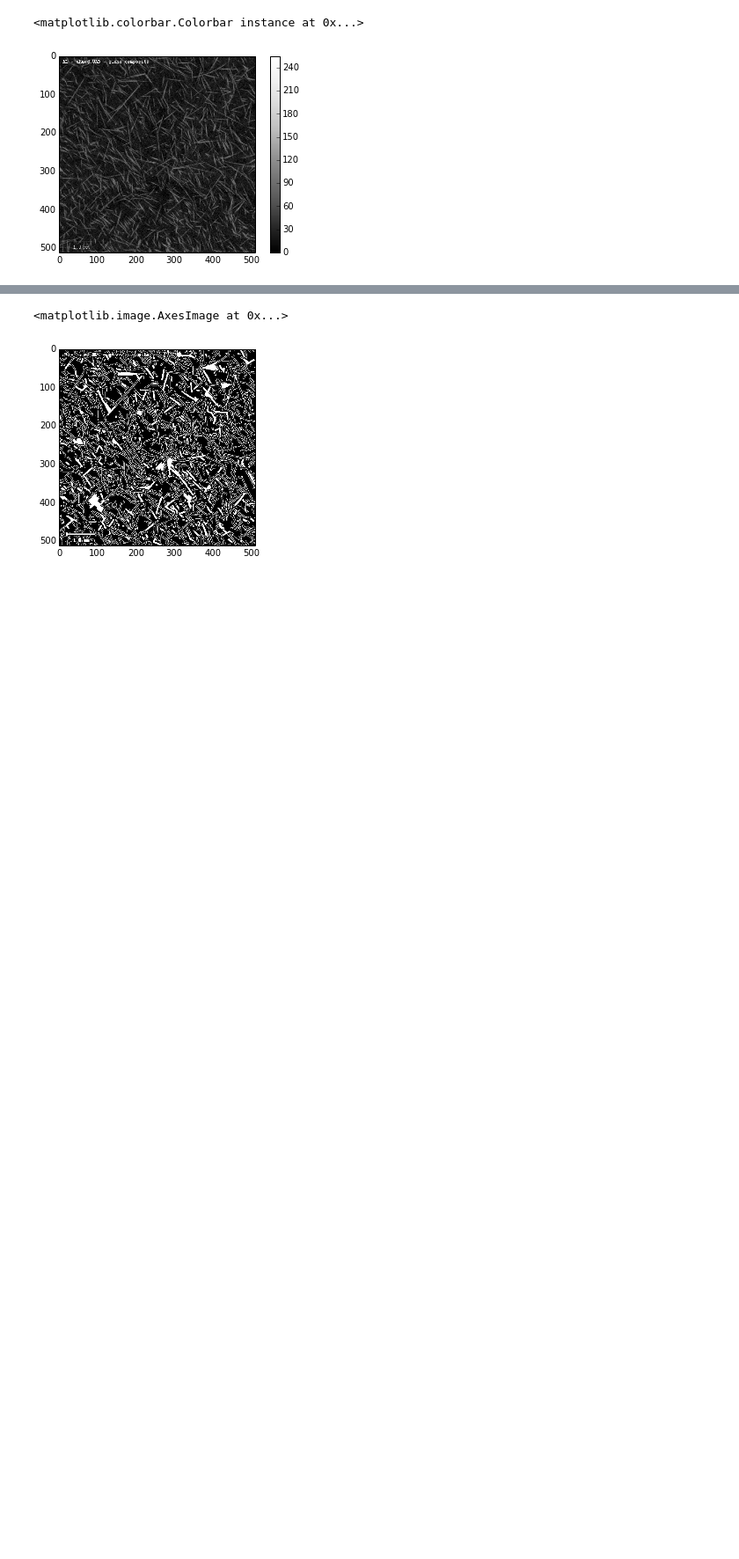
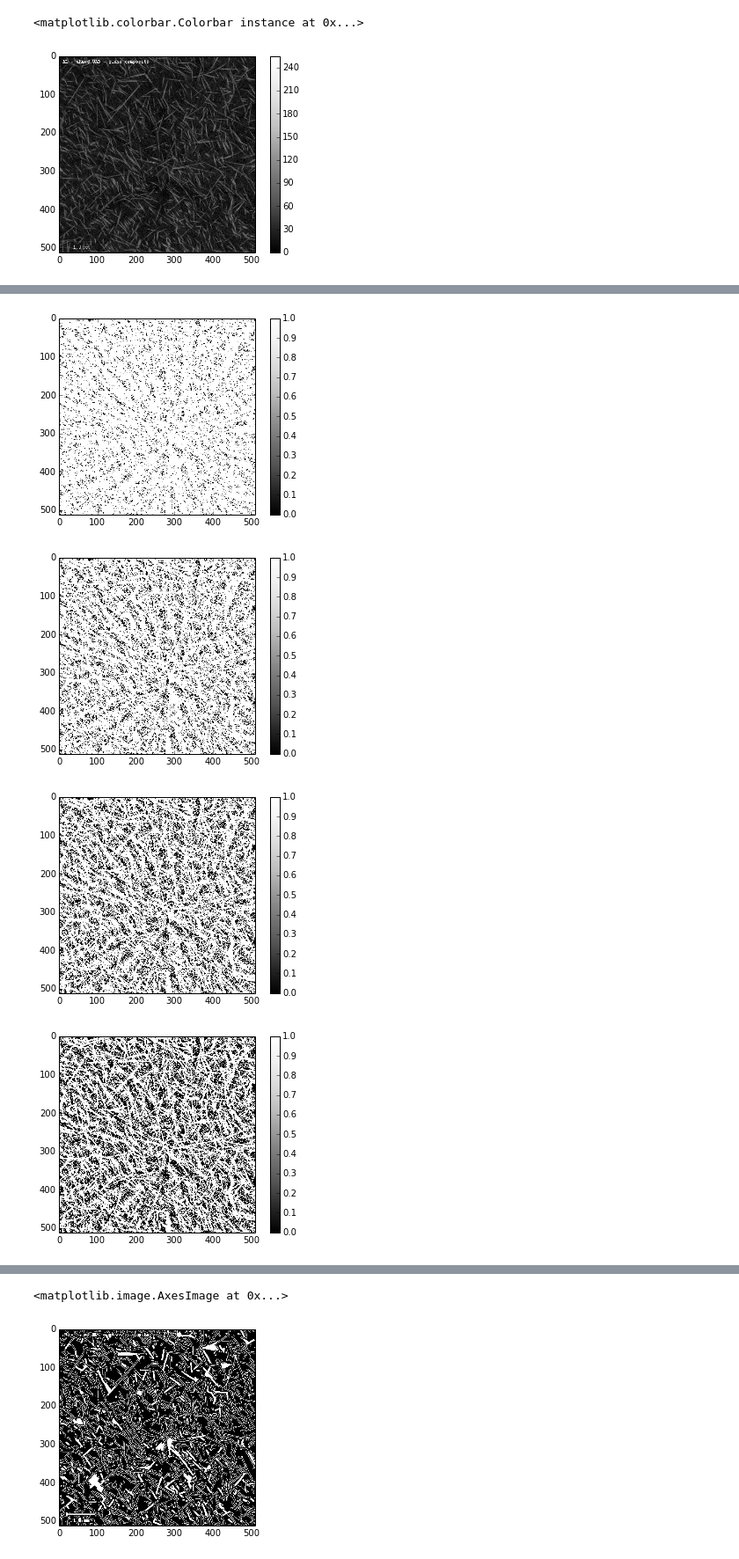
Before and after one commit to davidbrough1/MicroCT_image_processing, a Jupyter notebook: 2D_images.ipynb, the cells around one changed output, grey strips where cells are left out. Shown at 88% size. Saved outputs shown, nothing was run; the diff lists cells and outputs as text; code cells hidden in the pictures; blank space fills up the shorter version.

```diff
--- a/2D_images.ipynb
+++ b/2D_images.ipynb
@@ -27,0 +82,12 @@ plt.colorbar()
+# %%
+
+for ii in range(10):
+    img_seg = np.where(img_eq > 25 * (ii + 1), 1, 0)
+    fig = plt.figure()
+    plt.imshow(img_seg, cmap = cm.Greys_r)
+    plt.colorbar()
+# %% [output]
+[figure, added]
+[figure, added]
+[figure, added]
+[figure, added]
```
Also changed, not shown: parts of 9 cells of this notebook.
